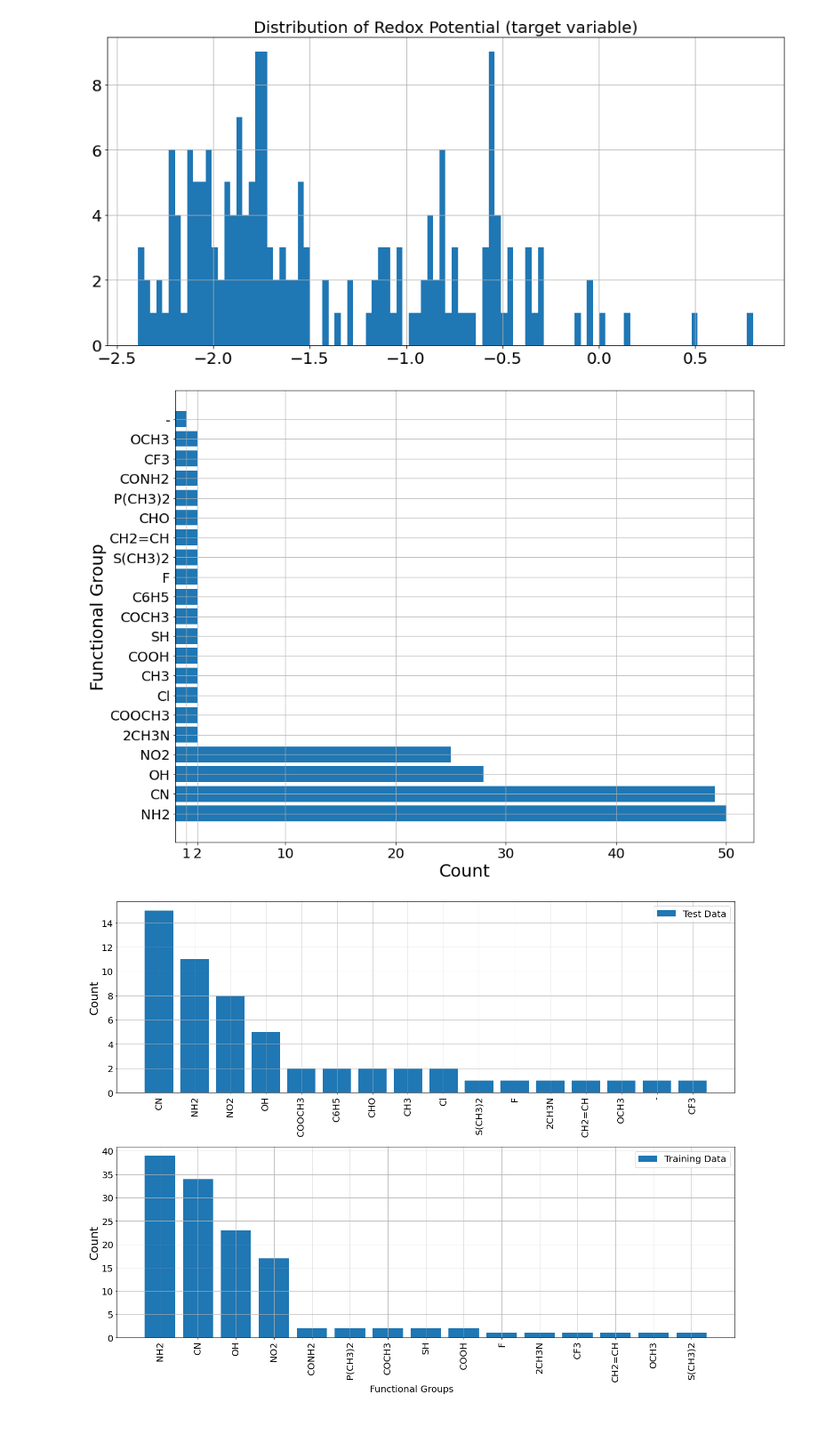
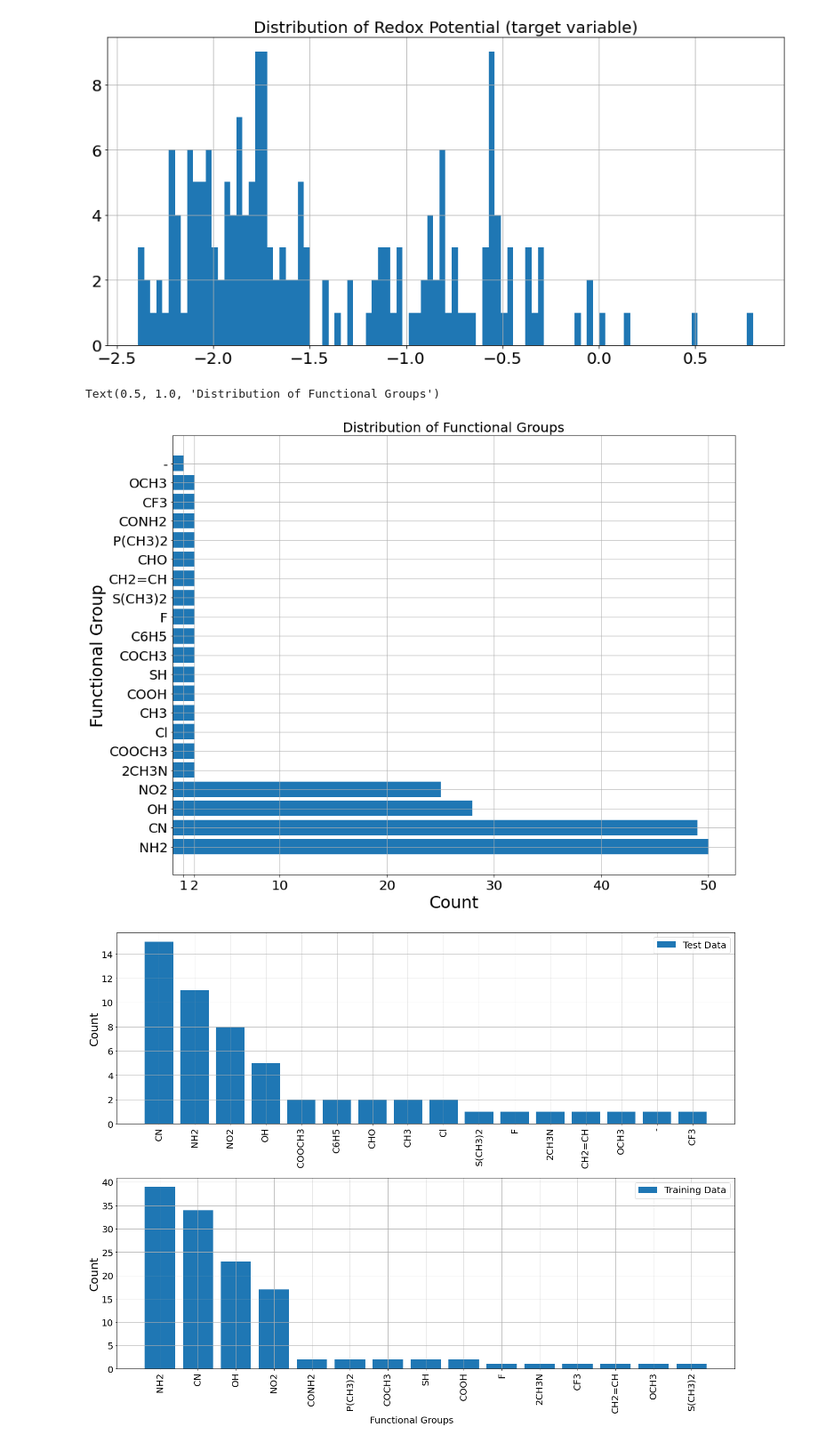
Before and after one commit to siddharth-ncl-work/miscellaneous, a Jupyter notebook: machine_learning_project_ideas/1/model_training.ipynb, the cells around one changed output. Shown at 89% size. Cells and saved outputs as stored; diff of their text form; code cells hidden in the pictures.

```diff
--- a/machine_learning_project_ideas/1/model_training.ipynb
+++ b/machine_learning_project_ideas/1/model_training.ipynb
@@ -106,13 +106,15 @@ Text(0.5, 1.0, 'Distribution of Redox Potential (target variable)')
 # %%
 #seed=200
 fg_dist=data['FG_name'].value_counts()
 plt.figure(figsize=(15,12))
 plt.barh(fg_dist.index,fg_dist)
 plt.xlabel('Count')
 plt.ylabel('Functional Group')
-plt.xticks([1,2,10,20,30,40,50]);
+plt.xticks([1,2,10,20,30,40,50])
+plt.title('Distribution of Functional Groups')
 # %% [output]
+Text(0.5, 1.0, 'Distribution of Functional Groups')
-[figure, old version]
+[figure, new version]
 # %%
 #seed=200
 train_dist=data.iloc[X_train.index]['FG_name'].value_counts()
```
Also changed, not shown: parts of 9 cells of this notebook.
